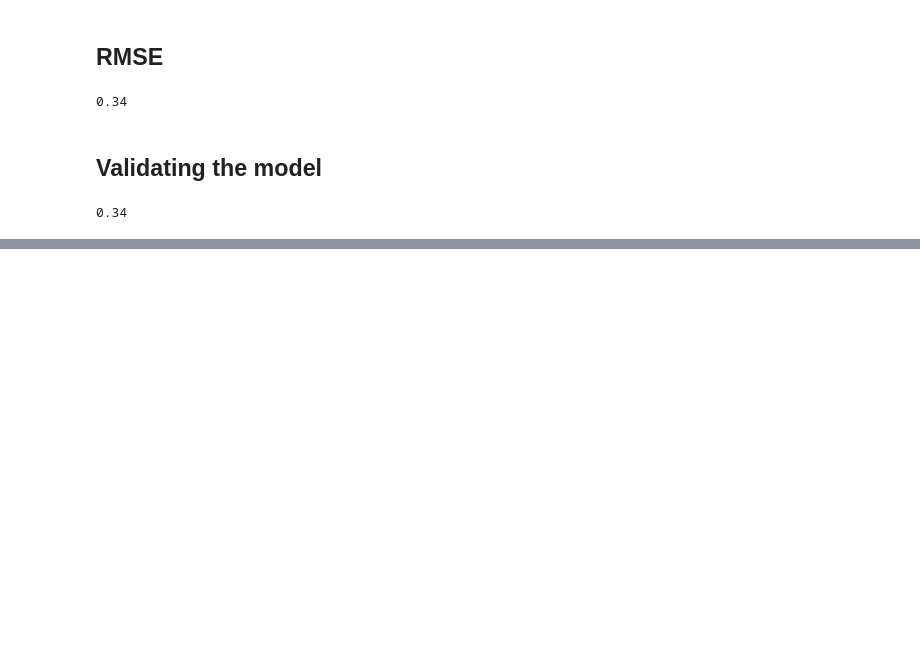
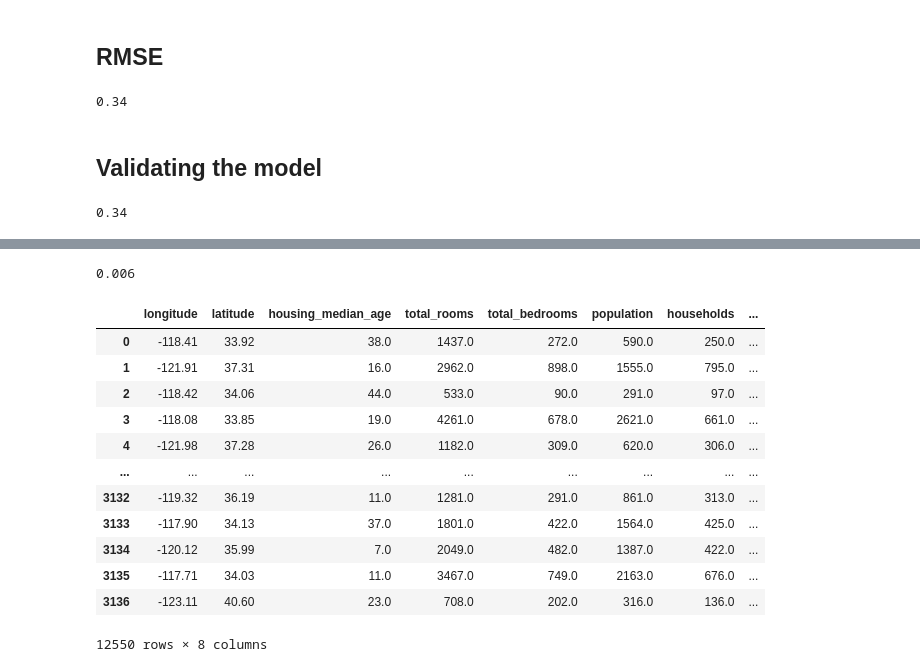
Before and after one commit to klychliiev/ML_zoomcamp_week2_regression, a Jupyter notebook: main.ipynb, the cells around one changed output, grey strips where cells are left out. Cells and saved outputs as stored; diff of their text form; code cells hidden in the pictures; blank space fills up the shorter version.

```diff
--- a/main.ipynb
+++ b/main.ipynb
@@ -485,0 +610,4 @@ rmse(y_val, y_pred)
+# %%
+round(np.std(scores), 3)
+# %% [output]
+0.006
@@ -485,0 +629,19 @@ rmse(y_val, y_pred)
+# %%
+frames = [df_tr, df_va]
+# %%
+result = pd.concat(frames)
+result
+# %% [output]
+|  | longitude | latitude | housing_median_age | total_rooms | total_bedrooms | population | households | ... |
+| 0 | -118.41 | 33.92 | 38.0 | 1437.0 | 272.0 | 590.0 | 250.0 | ... |
+| 1 | -121.91 | 37.31 | 16.0 | 2962.0 | 898.0 | 1555.0 | 795.0 | ... |
+| 2 | -118.42 | 34.06 | 44.0 | 533.0 | 90.0 | 291.0 | 97.0 | ... |
+| 3 | -118.08 | 33.85 | 19.0 | 4261.0 | 678.0 | 2621.0 | 661.0 | ... |
+| 4 | -121.98 | 37.28 | 26.0 | 1182.0 | 309.0 | 620.0 | 306.0 | ... |
+| ... | ... | ... | ... | ... | ... | ... | ... | ... |
+| 3132 | -119.32 | 36.19 | 11.0 | 1281.0 | 291.0 | 861.0 | 313.0 | ... |
+| 3133 | -117.90 | 34.13 | 37.0 | 1801.0 | 422.0 | 1564.0 | 425.0 | ... |
+| 3134 | -120.12 | 35.99 | 7.0 | 2049.0 | 482.0 | 1387.0 | 422.0 | ... |
+| 3135 | -117.71 | 34.03 | 11.0 | 3467.0 | 749.0 | 2163.0 | 676.0 | ... |
+| 3136 | -123.11 | 40.60 | 23.0 | 708.0 | 202.0 | 316.0 | 136.0 | ... |
+12550 rows × 8 columns
```
Also changed, not shown: parts of 20 cells of this notebook.
